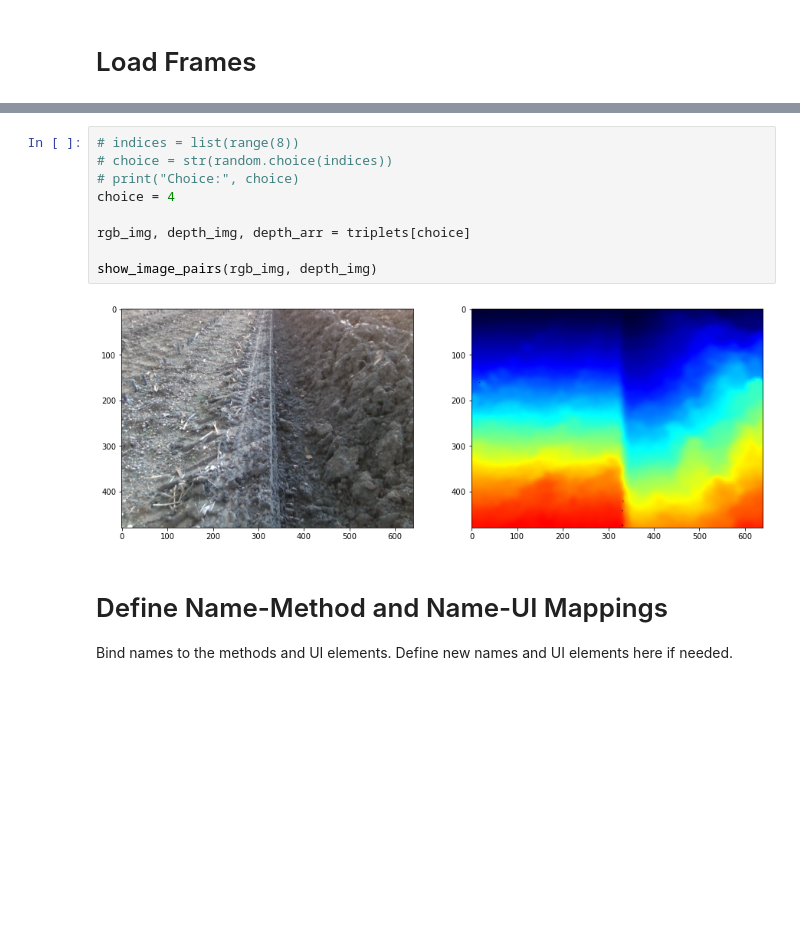
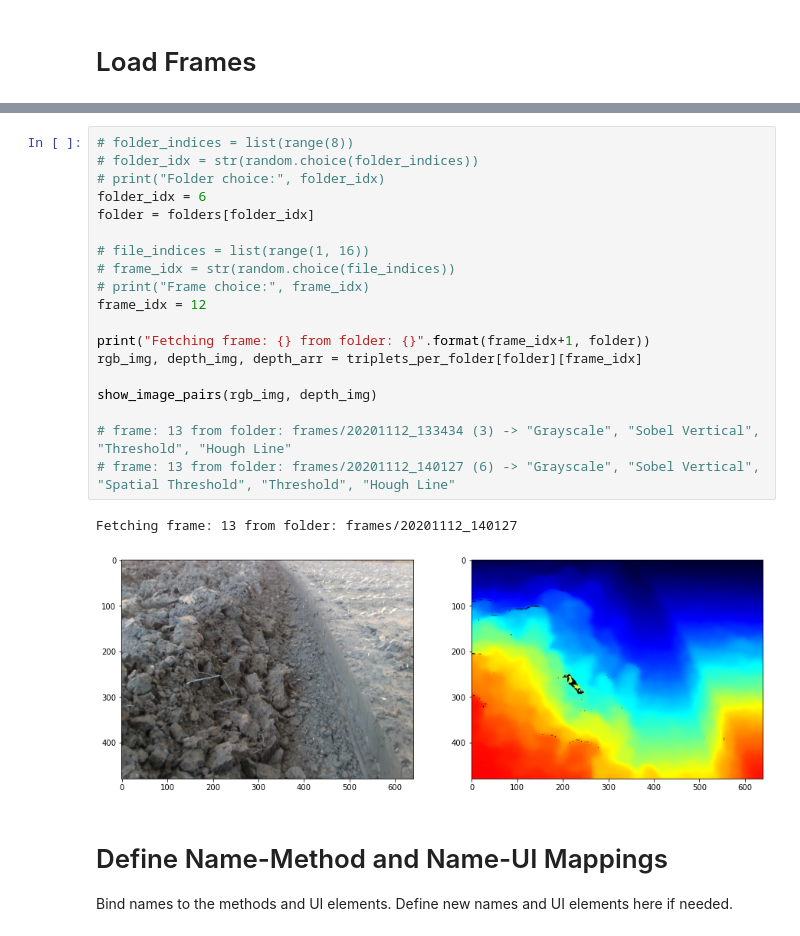
Before and after one commit to free-bit/furrow-edge-detector, a Jupyter notebook: Image Processing & Feature Detection.ipynb, the cells around one changed output, grey strips where cells are left out. Cells and saved outputs as stored; diff of their text form; blank space fills up the shorter version.

Commit message:
Sorted file loading, experiments with a frontal frame

```diff
--- a/Image Processing & Feature Detection.ipynb
+++ b/Image Processing & Feature Detection.ipynb
@@ -326,14 +434,25 @@ Number of triplets: 8
-# %%
-# indices = list(range(8))
-# choice = str(random.choice(indices))
-# print("Choice:", choice)
-choice = 4
-
-rgb_img, depth_img, depth_arr = triplets[choice]
-
-show_image_pairs(rgb_img, depth_img)
-# %% [output]
-[figure, removed]
+# %%
+# folder_indices = list(range(8))
+# folder_idx = str(random.choice(folder_indices))
+# print("Folder choice:", folder_idx)
+folder_idx = 6
+folder = folders[folder_idx]
+
+# file_indices = list(range(1, 16))
+# frame_idx = str(random.choice(file_indices))
+# print("Frame choice:", frame_idx)
+frame_idx = 12
+
+print("Fetching frame: {} from folder: {}".format(frame_idx+1, folder))
+rgb_img, depth_img, depth_arr = triplets_per_folder[folder][frame_idx]
+
+show_image_pairs(rgb_img, depth_img)
+
+# frame: 13 from folder: frames/20201112_133434 (3) -> "Grayscale", "Sobel Vertical", "Threshold", "Hough Line"
+# frame: 13 from folder: frames/20201112_140127 (6) -> "Grayscale", "Sobel Vertical", "Spatial Threshold", "Threshold", "Hough Line"
+# %% [output]
+Fetching frame: 13 from folder: frames/20201112_140127
+[figure, added]
 # %% [markdown]
 # Define Name-Method and Name-UI Mappings
 
```
Also changed, not shown: parts of 20 cells of this notebook.
